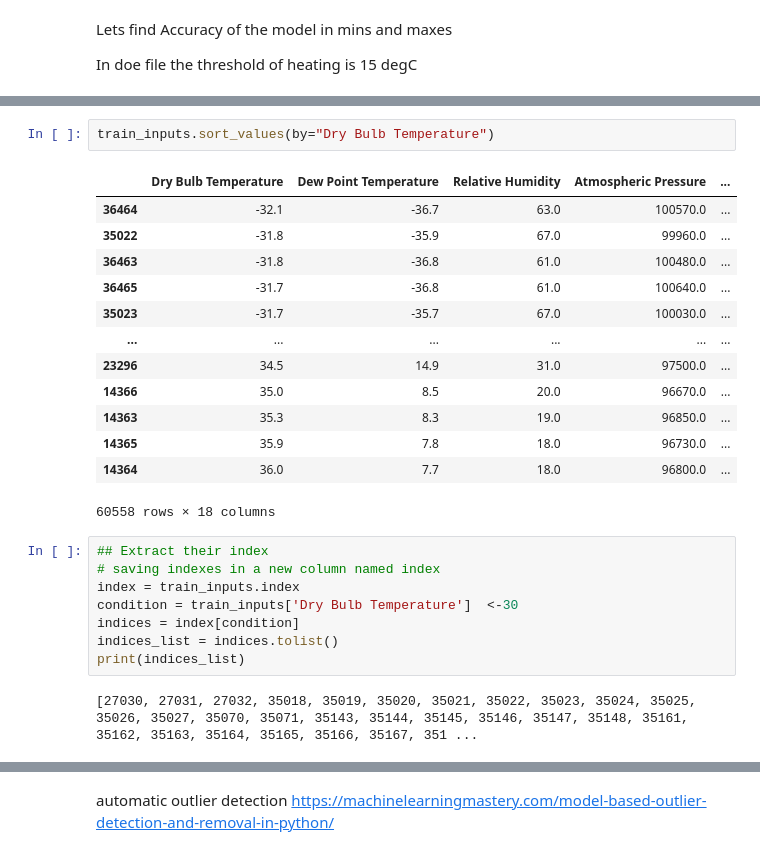
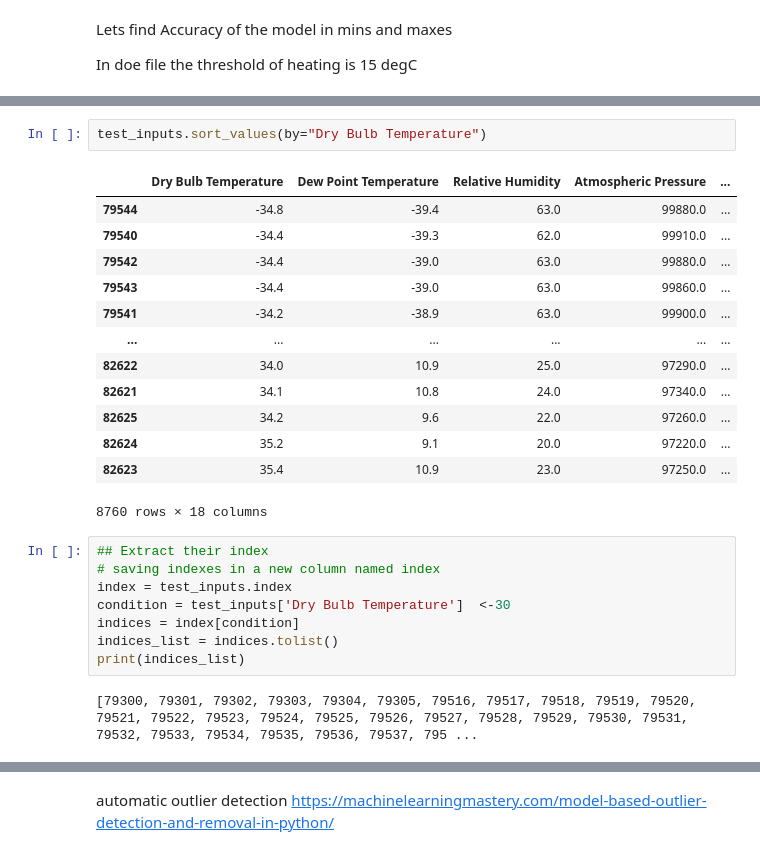
Before and after one commit to sajad95/Heat, a Jupyter notebook: FastCodeImpactofweatherXGB.ipynb, the cells around one changed output, grey strips where cells are left out. Cells and saved outputs as stored; diff of their text form.

```diff
--- a/FastCodeImpactofweatherXGB.ipynb
+++ b/FastCodeImpactofweatherXGB.ipynb
@@ -268,26 +226,26 @@ train_targets.to_frame(name ='Heating')
 # %%
-train_inputs.sort_values(by="Dry Bulb Temperature")
+test_inputs.sort_values(by="Dry Bulb Temperature")
 # %% [output]
 |  | Dry Bulb Temperature | Dew Point Temperature | Relative Humidity | Atmospheric Pressure | ... |
-| 36464 | -32.1 | -36.7 | 63.0 | 100570.0 | ... |
-| 35022 | -31.8 | -35.9 | 67.0 | 99960.0 | ... |
-| 36463 | -31.8 | -36.8 | 61.0 | 100480.0 | ... |
-| 36465 | -31.7 | -36.8 | 61.0 | 100640.0 | ... |
-| 35023 | -31.7 | -35.7 | 67.0 | 100030.0 | ... |
+| 79544 | -34.8 | -39.4 | 63.0 | 99880.0 | ... |
+| 79540 | -34.4 | -39.3 | 62.0 | 99910.0 | ... |
+| 79542 | -34.4 | -39.0 | 63.0 | 99880.0 | ... |
+| 79543 | -34.4 | -39.0 | 63.0 | 99860.0 | ... |
+| 79541 | -34.2 | -38.9 | 63.0 | 99900.0 | ... |
 | ... | ... | ... | ... | ... | ... |
-| 23296 | 34.5 | 14.9 | 31.0 | 97500.0 | ... |
-| 14366 | 35.0 | 8.5 | 20.0 | 96670.0 | ... |
-| 14363 | 35.3 | 8.3 | 19.0 | 96850.0 | ... |
-| 14365 | 35.9 | 7.8 | 18.0 | 96730.0 | ... |
-| 14364 | 36.0 | 7.7 | 18.0 | 96800.0 | ... |
+| 82622 | 34.0 | 10.9 | 25.0 | 97290.0 | ... |
+| 82621 | 34.1 | 10.8 | 24.0 | 97340.0 | ... |
+| 82625 | 34.2 | 9.6 | 22.0 | 97260.0 | ... |
+| 82624 | 35.2 | 9.1 | 20.0 | 97220.0 | ... |
+| 82623 | 35.4 | 10.9 | 23.0 | 97250.0 | ... |
-60558 rows × 18 columns
+8760 rows × 18 columns
 # %%
 ## Extract their index
 # saving indexes in a new column named index
-index = train_inputs.index
-condition = train_inputs['Dry Bulb Temperature']  <-30
+index = test_inputs.index
+condition = test_inputs['Dry Bulb Temperature']  <-30
 indices = index[condition]
 indices_list = indices.tolist()
 print(indices_list)
 # %% [output]
-[27030, 27031, 27032, 35018, 35019, 35020, 35021, 35022, 35023, 35024, 35025, 35026, 35027, 35070, 35071, 35143, 35144, 35145, 35146, 35147, 35148, 35161, 35162, 35163, 35164, 35165, 35166, 35167, 351 ...
+[79300, 79301, 79302, 79303, 79304, 79305, 79516, 79517, 79518, 79519, 79520, 79521, 79522, 79523, 79524, 79525, 79526, 79527, 79528, 79529, 79530, 79531, 79532, 79533, 79534, 79535, 79536, 79537, 795 ...
```
Also changed, not shown: parts of 19 cells of this notebook.
